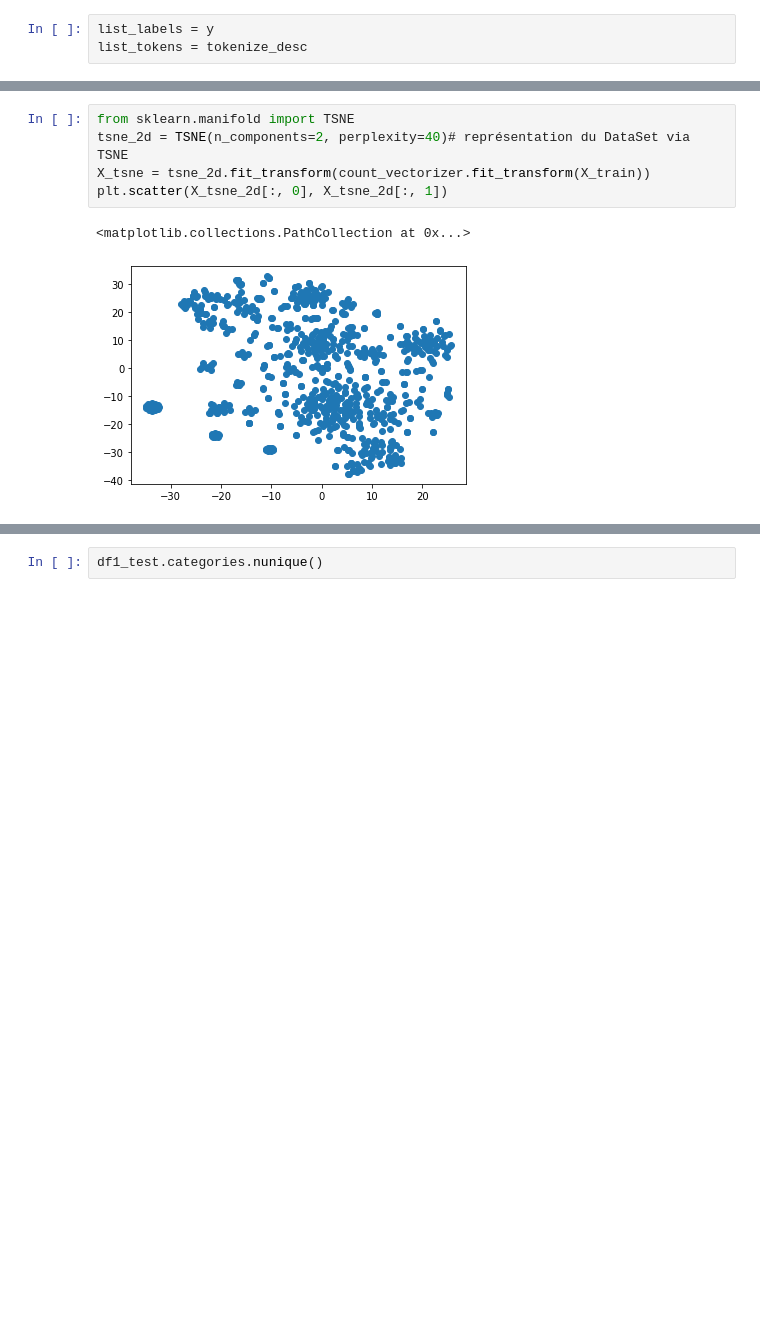
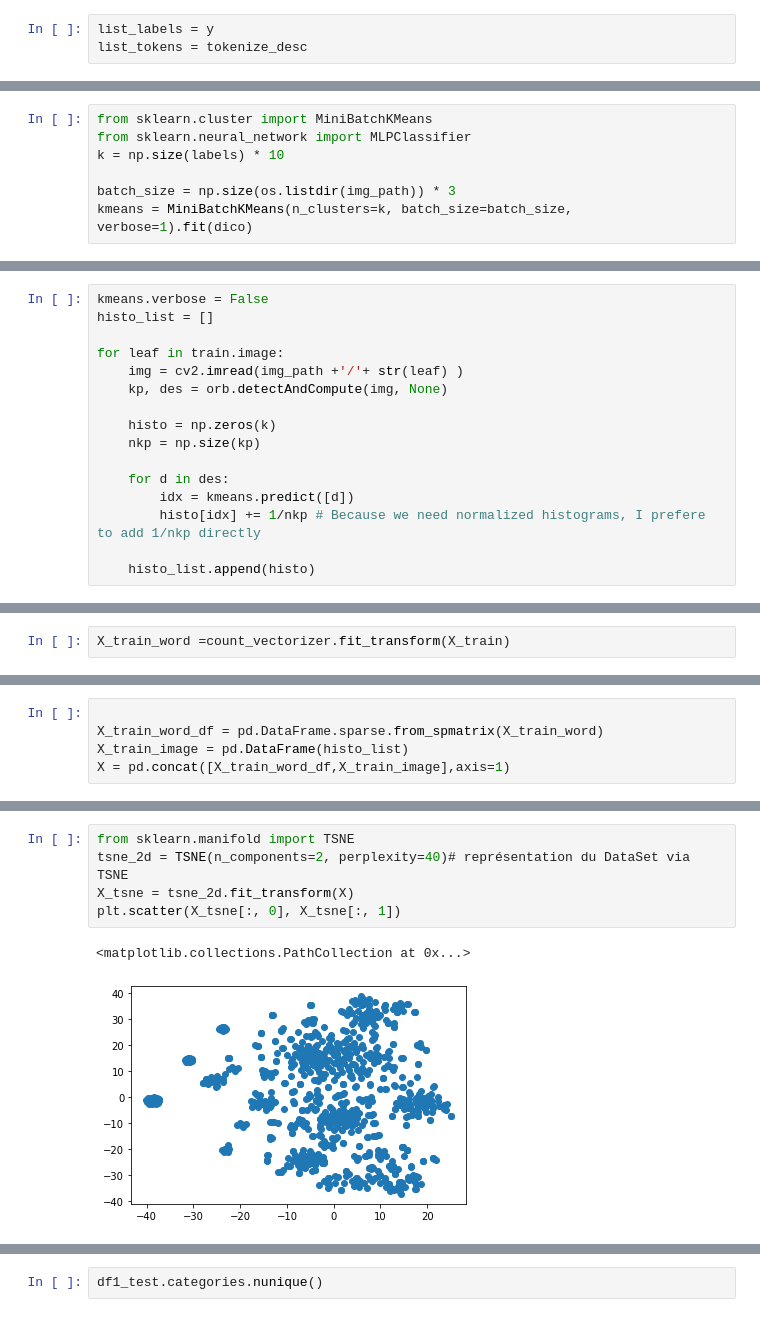
Before and after one commit to JeongJeong-code/P6_market_place, a Jupyter notebook: text_image_classification.ipynb, the cells around one changed output, grey strips where cells are left out. Drawn from its saved outputs; the diff is of its cells as text; blank space fills up the shorter version.

```diff
--- a/text_image_classification.ipynb
+++ b/text_image_classification.ipynb
@@ -110,0 +155,7 @@ Name: description, dtype: object
+# %%
+from sklearn.cluster import MiniBatchKMeans
+from sklearn.neural_network import MLPClassifier
+k = np.size(labels) * 10
+
+batch_size = np.size(os.listdir(img_path)) * 3
+kmeans = MiniBatchKMeans(n_clusters=k, batch_size=batch_size, verbose=1).fit(dico)
@@ -111,3 +180,19 @@ Name: description, dtype: object
+# %%
+kmeans.verbose = False
+histo_list = []
+
+for leaf in train.image:
+    img = cv2.imread(img_path +'/'+ str(leaf) )
+    kp, des = orb.detectAndCompute(img, None)
+
+    histo = np.zeros(k)
+    nkp = np.size(kp)
+
+    for d in des:
+        idx = kmeans.predict([d])
+        histo[idx] += 1/nkp # Because we need normalized histograms, I prefere to add 1/nkp directly
+
+    histo_list.append(histo)
 # %%
 from sklearn.feature_extraction.text import CountVectorizer
 
@@ -123,0 +208,2 @@ print(bow["test"][0].shape)
+# %%
+X_train_word =count_vectorizer.fit_transform(X_train)
@@ -123,0 +219,5 @@ print(bow["test"][0].shape)
+# %%
+
+X_train_word_df = pd.DataFrame.sparse.from_spmatrix(X_train_word)
+X_train_image = pd.DataFrame(histo_list)
+X = pd.concat([X_train_word_df,X_train_image],axis=1)
@@ -124,8 +233,8 @@ print(bow["test"][0].shape)
 # %%
 from sklearn.manifold import TSNE
 tsne_2d = TSNE(n_components=2, perplexity=40)# représentation du DataSet via TSNE
-X_tsne = tsne_2d.fit_transform(count_vectorizer.fit_transform(X_train))
-plt.scatter(X_tsne_2d[:, 0], X_tsne_2d[:, 1])
+X_tsne = tsne_2d.fit_transform(X)
+plt.scatter(X_tsne[:, 0], X_tsne[:, 1])
 # %% [output]
 <matplotlib.collections.PathCollection at 0x...>
-[figure, old version]
+[figure, new version]
```
Also changed, not shown: parts of 24 cells of this notebook.
